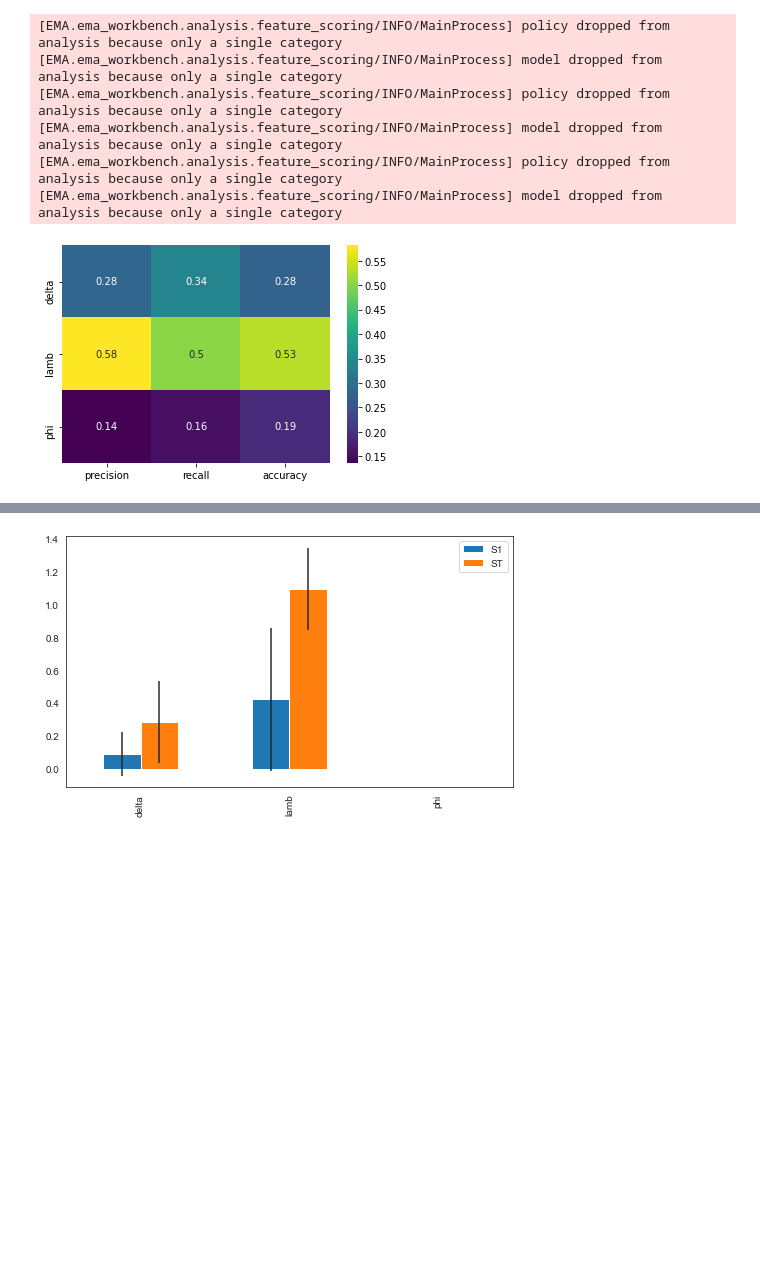
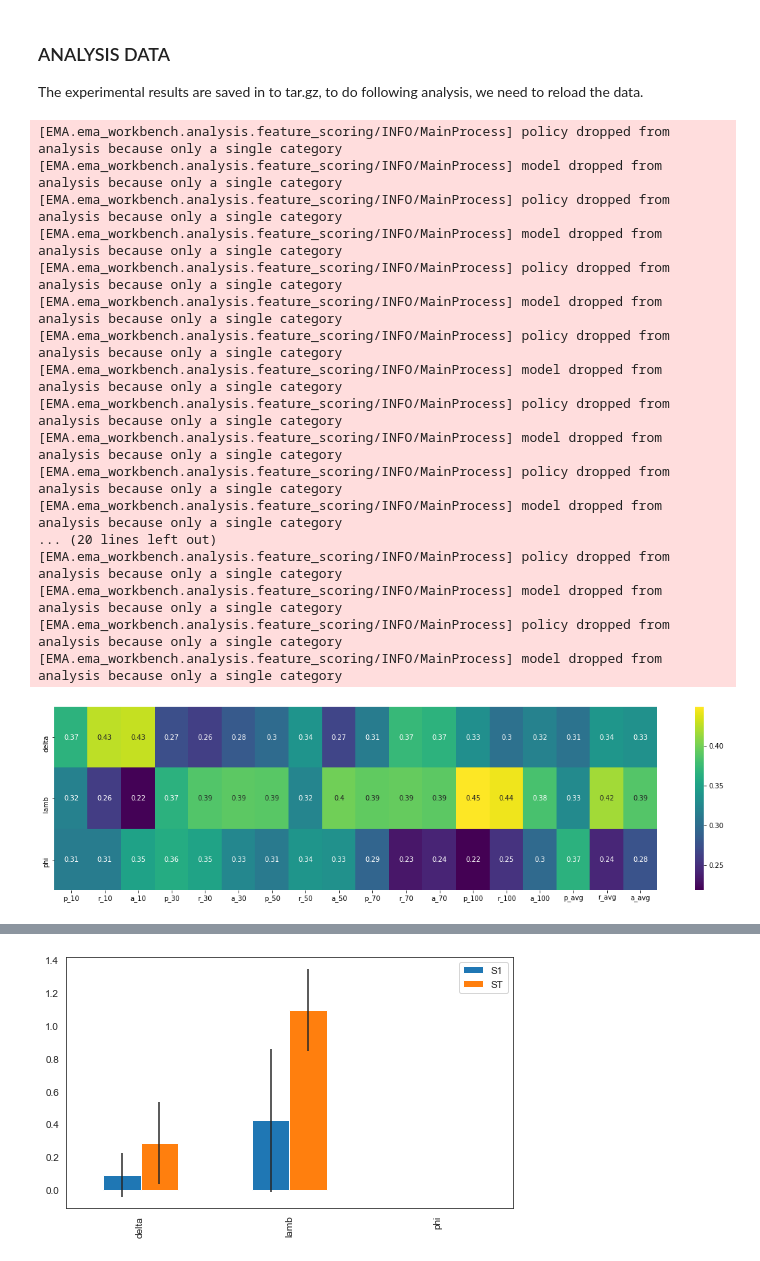
Before and after one commit to zihangs/GR_system_AIJ, a Jupyter notebook: senstivity.ipynb, the cells around one changed output, grey strips where cells are left out. Drawn from its saved outputs; the diff is of its cells as text; code cells hidden in the pictures; blank space fills up the shorter version.

Commit message:
update models

```diff
--- a/senstivity.ipynb
+++ b/senstivity.ipynb
@@ -97,4 +15,6 @@ def gr_system(phi, lamb, delta):
 # %%
+domain = "sokoban"
+
 ema_logging.LOG_FORMAT = '[%(name)s/%(levelname)s/%(processName)s] %(message)s'
 ema_logging.log_to_stderr(ema_logging.INFO)
 
@@ -105,9 +25,25 @@ model.uncertainties = [IntegerParameter("phi", 0,100),
                 RealParameter("delta", 0, 2),
                 RealParameter("lamb", 1, 2)]
 
+# model.levers = [CategoricalParameter("domain", ["sokoban", "blocks-world"])]
+model.constants = [Constant("domain", domain)]
+
 #specify outcomes
-model.outcomes = [ScalarOutcome('precision'),
-                  ScalarOutcome('recall'),
-                  ScalarOutcome('accuracy')]
-
-results = perform_experiments(model, 100)
+model.outcomes = [ScalarOutcome('p_10'),
+                  ScalarOutcome('r_10'),
+                  ScalarOutcome('a_10'),
+                  ScalarOutcome('p_30'),
+                  ScalarOutcome('r_30'),
+                  ScalarOutcome('a_30'),
+                  ScalarOutcome('p_50'),
+                  ScalarOutcome('r_50'),
+                  ScalarOutcome('a_50'),
+                  ScalarOutcome('p_70'),
+                  ScalarOutcome('r_70'),
+                  ScalarOutcome('a_70'),
+                  ScalarOutcome('p_100'),
+                  ScalarOutcome('r_100'),
+                  ScalarOutcome('a_100'),
+                  ScalarOutcome('p_avg'),
+                  ScalarOutcome('r_avg'),
+                  ScalarOutcome('a_avg')]
@@ -127,0 +50,13 @@ results = perform_experiments(model, 100)
+# %%
+results = perform_experiments(model, 1000)
+'''
+from ema_workbench import (MultiprocessingEvaluator, ema_logging,
+                           perform_experiments)
+ema_logging.log_to_stderr(ema_logging.INFO)
+
+with MultiprocessingEvaluator(model, n_processes=7) as evaluator:
+    experiments, outcomes = evaluator.perform_experiments(scenarios=10)
+'''
+
+from ema_workbench import save_results
+save_results(results, '1000_scenarios_%s.tar.gz'%domain)
@@ -128,20 +111,36 @@ results = perform_experiments(model, 100)
+# %% [markdown]
+### ANALYSIS DATA
+
+The experimental results are saved in to tar.gz, to do following analysis, we need to reload the data.
 # %%
 from ema_workbench.analysis import feature_scoring
 experiments, outcomes = results
 x = experiments
 y = outcomes
 
 fs = feature_scoring.get_feature_scores_all(x, y)
+plt.figure(figsize = (20,5))
 sns.heatmap(fs, cmap='viridis', annot=True)
 plt.show()
 # %% [output]
 [EMA.ema_workbench.analysis.feature_scoring/INFO/MainProcess] policy dropped from analysis because only a single category
 [EMA.ema_workbench.analysis.feature_scoring/INFO/MainProcess] model dropped from analysis because only a single category
 [EMA.ema_workbench.analysis.feature_scoring/INFO/MainProcess] policy dropped from analysis because only a single category
 [EMA.ema_workbench.analysis.feature_scoring/INFO/MainProcess] model dropped from analysis because only a single category
 [EMA.ema_workbench.analysis.feature_scoring/INFO/MainProcess] policy dropped from analysis because only a single category
 [EMA.ema_workbench.analysis.feature_scoring/INFO/MainProcess] model dropped from analysis because only a single category
+[EMA.ema_workbench.analysis.feature_scoring/INFO/MainProcess] policy dropped from analysis because only a single category
+[EMA.ema_workbench.analysis.feature_scoring/INFO/MainProcess] model dropped from analysis because only a single category
+[EMA.ema_workbench.analysis.feature_scoring/INFO/MainProcess] policy dropped from analysis because only a single category
+[EMA.ema_workbench.analysis.feature_scoring/INFO/MainProcess] model dropped from analysis because only a single category
+[EMA.ema_workbench.analysis.feature_scoring/INFO/MainProcess] policy dropped from analysis because only a single category
+[EMA.ema_workbench.analysis.feature_scoring/INFO/MainProcess] model dropped from analysis because only a single category
+... (20 lines left out)
+[EMA.ema_workbench.analysis.feature_scoring/INFO/MainProcess] policy dropped from analysis because only a single category
+[EMA.ema_workbench.analysis.feature_scoring/INFO/MainProcess] model dropped from analysis because only a single category
+[EMA.ema_workbench.analysis.feature_scoring/INFO/MainProcess] policy dropped from analysis because only a single category
+[EMA.ema_workbench.analysis.feature_scoring/INFO/MainProcess] model dropped from analysis because only a single category
-[figure, old version]
+[figure, new version]
 # %%
 from ema_workbench.analysis import pairs_plotting
 
```
Also changed, not shown: parts of 10 cells of this notebook, 2 other files.
